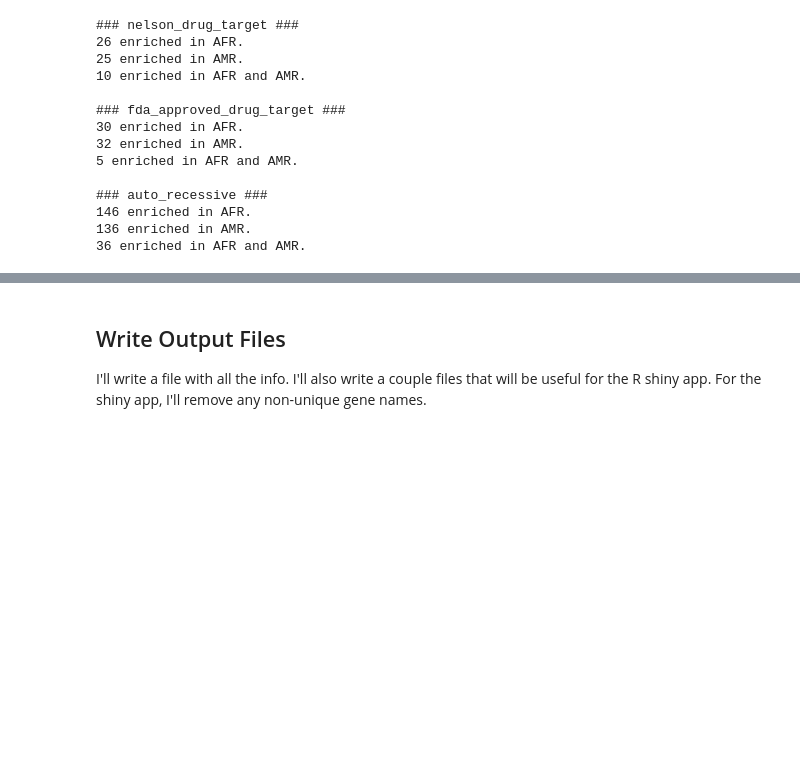
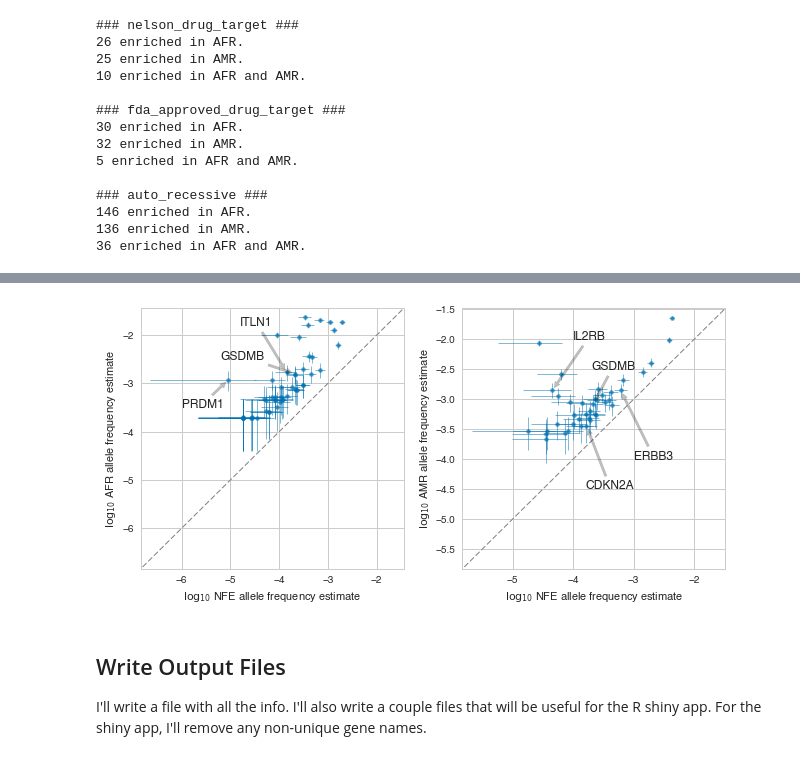
Before and after one commit to rivas-lab/lof-enrichment, a Jupyter notebook: notebooks/LoF Enrichment Analysis.ipynb, the cells around one changed output, grey strips where cells are left out. Drawn from its saved outputs; the diff is of its cells as text; code cells hidden in the pictures; blank space fills up the shorter version.

```diff
--- a/notebooks/LoF Enrichment Analysis.ipynb
+++ b/notebooks/LoF Enrichment Analysis.ipynb
@@ -615,0 +698,90 @@ for k in gene_lists.keys():
+# %%
+fig,axs = plt.subplots(1, 2, figsize=(9, 4.5))
+ax = axs[0]
+tdf = lof_gene[lof_gene.enriched_AFR]
+ss = tdf[diseases].sum(axis=1)
+t = tdf[ss > 0]
+t['gene_name'] = gtable.loc[t.index, 'gene_name']
+ax.errorbar(np.log10(t.AF_bayes_NFE), np.log10(t.AF_bayes_AFR), fmt='o',
+            ms=np.sqrt(20), elinewidth=0.7, alpha=0.7,
+            xerr=[np.log10(t.AF_bayes_NFE) - np.log10(t.AF_bayes_ci_lower_NFE),
+                  np.log10(t.AF_bayes_ci_upper_NFE) - np.log10(t.AF_bayes_NFE)],
+            yerr=[np.log10(t.AF_bayes_AFR) - np.log10(t.AF_bayes_ci_lower_AFR),
+                  np.log10(t.AF_bayes_ci_upper_AFR) - np.log10(t.AF_bayes_AFR)])
+ax.set_xlabel('$\log_{10}$ NFE allele frequency estimate')
+ax.set_ylabel('$\log_{10}$ AFR allele frequency estimate')
+xmin, xmax = ax.get_xlim()
+ymin, ymax = ax.get_ylim()
+ax.plot([-100, 100], [-100, 100], lw=1, color='grey', ls='--')
+gn = 'PRDM1'
+ind = gtable[gtable.gene_name == gn].index[0]
+ax.annotate(gn,
+            xy=(np.log10(t.loc[ind, 'AF_bayes_NFE']), np.log10(t.loc[ind, 'AF_bayes_AFR'])),
+            xytext=(-6, -3.5), fontsize=12,
+            arrowprops=dict(arrowstyle='simple', facecolor='black', edgecolor='black',
+                            alpha=0.25, shrinkB=3))
+gn = 'GSDMB'
+ind = gtable[gtable.gene_name == gn].index[0]
+ax.annotate(gn,
+            xy=(np.log10(t.loc[ind, 'AF_bayes_NFE']), np.log10(t.loc[ind, 'AF_bayes_AFR'])),
+            xytext=(-5.2, -2.5), fontsize=12,
+            arrowprops=dict(arrowstyle='simple', facecolor='black', edgecolor='black',
+                            alpha=0.25, shrinkB=3))
+gn = 'ITLN1'
+ind = gtable[gtable.gene_name == gn].index[0]
+ax.annotate(gn,
+            xy=(np.log10(t.loc[ind, 'AF_bayes_NFE']), np.log10(t.loc[ind, 'AF_bayes_AFR'])),
+            xytext=(-4.8, -1.8), fontsize=12,
+            arrowprops=dict(arrowstyle='simple', facecolor='black', edgecolor='black',
+                            alpha=0.25, shrinkB=3))
+ax.set_xlim(min(xmin, ymin), max(xmax, ymax))
+ax.set_ylim(min(xmin, ymin), max(xmax, ymax))
+ax = axs[1]
+tdf = lof_gene[lof_gene.enriched_AMR]
+ss = tdf[diseases].sum(axis=1)
+t = tdf[ss > 0]
+t['gene_name'] = gtable.loc[t.index, 'gene_name']
+ax.errorbar(np.log10(t.AF_bayes_NFE), np.log10(t.AF_bayes_AMR), fmt='o',
+            ms=np.sqrt(20), elinewidth=0.7, alpha=0.7,
+            xerr=[np.log10(t.AF_bayes_NFE) - np.log10(t.AF_bayes_ci_lower_NFE),
+                  np.log10(t.AF_bayes_ci_upper_NFE) - np.log10(t.AF_bayes_NFE)],
+            yerr=[np.log10(t.AF_bayes_AMR) - np.log10(t.AF_bayes_ci_lower_AMR),
+                  np.log10(t.AF_bayes_ci_upper_AMR) - np.log10(t.AF_bayes_AMR)])
+ax.set_xlabel('$\log_{10}$ NFE allele frequency estimate')
+ax.set_ylabel('$\log_{10}$ AMR allele frequency estimate')
+xmin, xmax = ax.get_xlim()
+ymin, ymax = ax.get_ylim()
+ax.plot([-100, 100], [-100, 100], lw=1, color='grey', ls='--')
+gn = 'CDKN2A'
+ind = gtable[gtable.gene_name == gn].index[0]
+ax.annotate(gn,
+            xy=(np.log10(t.loc[ind, 'AF_bayes_NFE']), np.log10(t.loc[ind, 'AF_bayes_AMR'])),
+            xytext=(-3.8, -4.5), fontsize=12,
+            arrowprops=dict(arrowstyle='simple', facecolor='black', edgecolor='black',
+                            alpha=0.25, shrinkB=3))
+gn = 'GSDMB'
+ind = gtable[gtable.gene_name == gn].index[0]
+ax.annotate(gn,
+            xy=(np.log10(t.loc[ind, 'AF_bayes_NFE']), np.log10(t.loc[ind, 'AF_bayes_AMR'])),
+            xytext=(-3.7, -2.5), fontsize=12,
+            arrowprops=dict(arrowstyle='simple', facecolor='black', edgecolor='black',
+                            alpha=0.25, shrinkB=3))
+gn = 'IL2RB'
+ind = gtable[gtable.gene_name == gn].index[0]
+ax.annotate(gn,
+            xy=(np.log10(t.loc[ind, 'AF_bayes_NFE']), np.log10(t.loc[ind, 'AF_bayes_AMR'])),
+            xytext=(-4, -2), fontsize=12,
+            arrowprops=dict(arrowstyle='simple', facecolor='black', edgecolor='black',
+                            alpha=0.25, shrinkB=3))
+gn = 'ERBB3'
+ind = gtable[gtable.gene_name == gn].index[0]
+ax.annotate(gn,
+            xy=(np.log10(t.loc[ind, 'AF_bayes_NFE']), np.log10(t.loc[ind, 'AF_bayes_AMR'])),
+            xytext=(-3, -4), fontsize=12,
+            arrowprops=dict(arrowstyle='simple', facecolor='black', edgecolor='black',
+                            alpha=0.25, shrinkB=3))
+ax.set_xlim(min(xmin, ymin), max(xmax, ymax))
+ax.set_ylim(min(xmin, ymin), max(xmax, ymax))
+plt.tight_layout()
+plt.savefig(os.path.join(outdir, 'gsp_disease_enriched_scatters.pdf'))
+# %% [output]
@@ -616,3 +796,4 @@ for k in gene_lists.keys():
+[figure, added]
 # %% [markdown]
 ## Write Output Files
 
```
Also changed, not shown: parts of 8 cells of this notebook, 3 other files.
